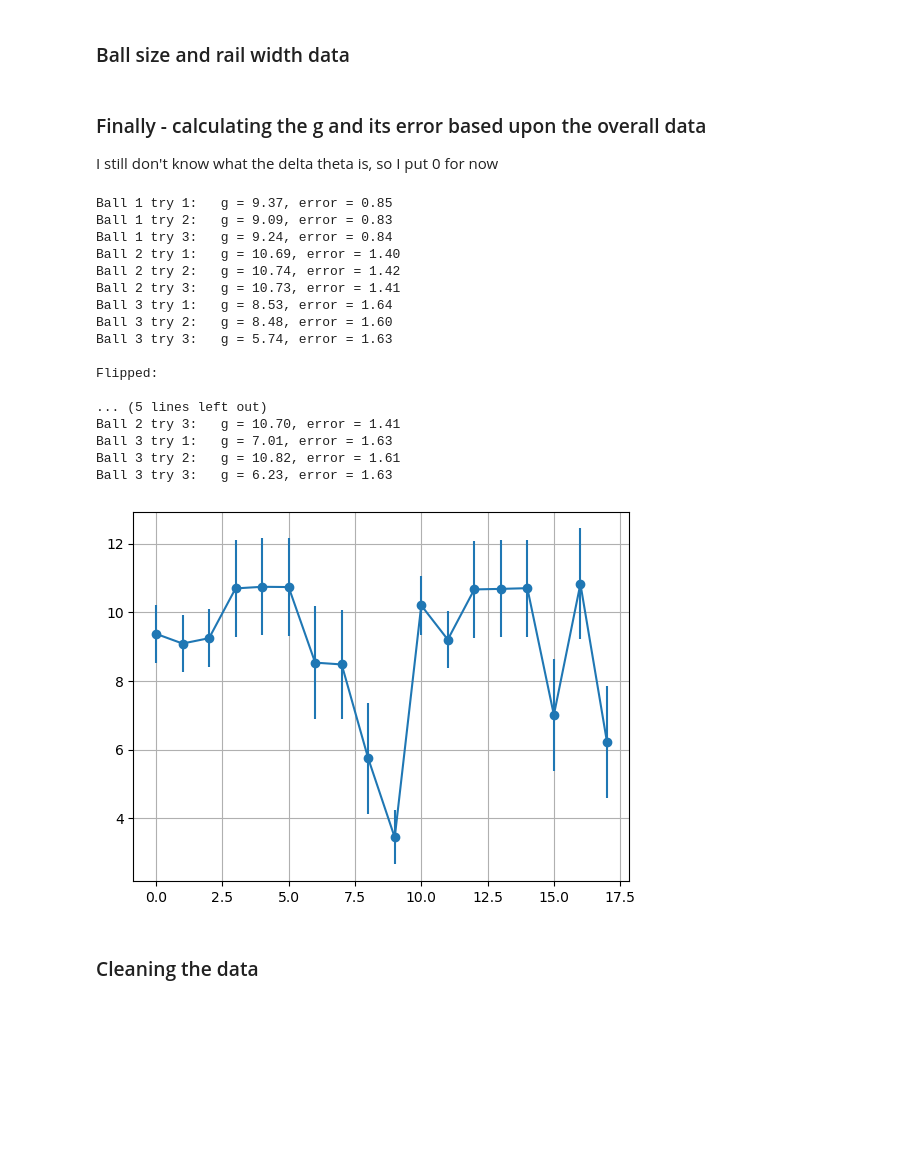
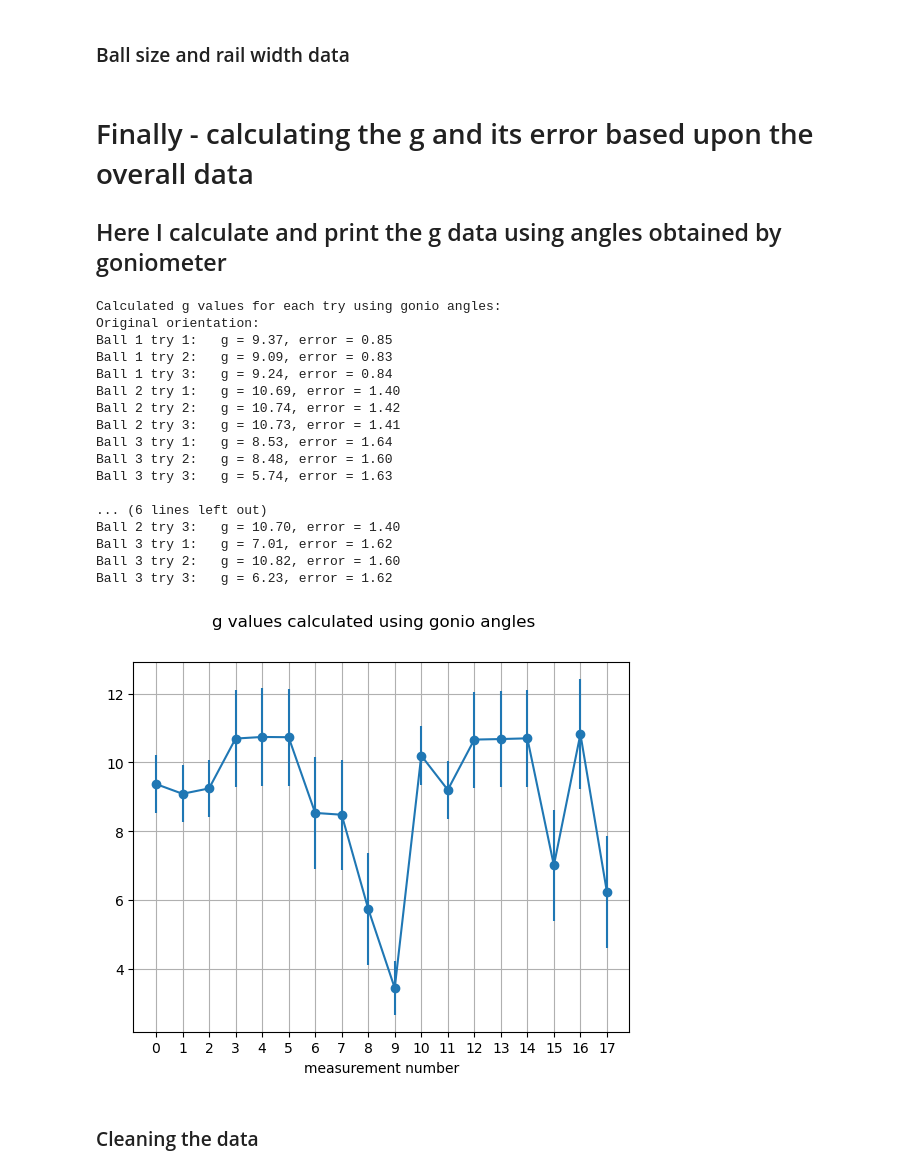
Before and after one commit to miguitarra/AppStats2024, a Jupyter notebook: Plane/incline_clean.ipynb, the cells around one changed output. Saved outputs shown, nothing was run; the diff lists cells and outputs as text; code cells hidden in the pictures; blank space fills up the shorter version.

Commit message:
Everything pretty much is done, maybe some plot adjustment yet to do?

```diff
--- a/Plane/incline_clean.ipynb
+++ b/Plane/incline_clean.ipynb
@@ -280,16 +286,24 @@ def position_vs_time_with_fit(no_of_ball, entry_times, t_errors, x_mean, x_error
     axs[0].scatter(entry_times[f'{no_of_ball}1'], x_mean, color='c')
     axs[0].errorbar(entry_times[f'{no_of_ball}1'], x_mean, xerr=t_errors[f'{no_of_ball}1'], yerr=x_errors, fmt='none', ecolor='red', capsize=2)
     axs[0].set_title(f'Try 1\na = {pars1[0]:.{precision}f}, error = {errs1[0]:.{precision}f}\nchi_2 = {chi2_1:.3f}')
+    axs[0].set_xlabel('time (s)')
+    axs[0].set_ylabel('position (m)')
 
     axs[1].plot(domain, vals2)
     axs[1].scatter(entry_times[f'{no_of_ball}2'], x_mean, color='c')
     axs[1].errorbar(entry_times[f'{no_of_ball}2'], x_mean, xerr=t_errors[f'{no_of_ball}2'], yerr=x_errors, fmt='none', ecolor='red', capsize=2)
     axs[1].set_title(f'Try 2\na = {pars2[0]:.{precision}f}, error = {errs2[0]:.{precision}f}\nchi_2 = {chi2_2:.3f}')
+    axs[1].set_xlabel('time (s)')
+    axs[1].set_ylabel('position (m)')
+
 
     axs[2].plot(domain, vals3)
     axs[2].scatter(entry_times[f'{no_of_ball}3'], x_mean, color='c')
     axs[2].errorbar(entry_times[f'{no_of_ball}3'], x_mean, xerr=t_errors[f'{no_of_ball}3'], yerr=x_errors, fmt='none', ecolor='red', capsize=2)
     axs[2].set_title(f'Try 3\na = {pars3[0]:.{precision}f}, error = {errs3[0]:.{precision}f}\nchi_2 = {chi2_3:.3f}')
+    axs[2].set_xlabel('time (s)')
+    axs[2].set_ylabel('position (m)')
+
     for ax in axs:
         ax.grid(True)
     plt.tight_layout()
@@ -398,13 +412,13 @@ u_D = 0.1/1000
 d = 6/1000
 u_d = 0.5/1000
 # %% [markdown]
-### Finally - calculating the g and its error based upon the overall data
-I still don't know what the delta theta is, so I put 0 for now
+# Finally - calculating the g and its error based upon the overall data
+## Here I calculate and print the g data using angles obtained by goniometer
 # %%
-def g_incline(a, theta, deltheta, D, d):
+def g_fun(a, theta, deltheta, D, d):
     return a/np.sin(theta + deltheta)*(1 + 2/5*D**2/(D**2 - d**2))
 
-def g_error(a, u_a, theta, u_theta, deltheta, u_deltheta, D, u_D, d, u_d):
+def u_g_fun(a, u_a, theta, u_theta, deltheta, u_deltheta, D, u_D, d, u_d):
     '''To check for mistakes - calculating this by hand was a pain in the ass'''
     var = (1 + 2/5*D**2/(D**2 - d**2))**2/np.sin(theta + deltheta)**2*(u_a**2 + (u_theta**2 + u_deltheta**2)*a**2/np.tan(theta + deltheta)**2) + 16/25*a**2/np.sin(theta + deltheta)**2*D**2*d**2/(D**2 - d**2)**4*(d**2*u_D**2 + D**2*u_d**2)
     return np.sqrt(var)
@@ -442,23 +456,25 @@ u_g_f_dic = {}
 
 for key, val in a_dic.items():
     #print(val)
-    g_dic[key] = g_incline(val, angle_gonio1, 0, D1, d)
-    u_g_dic[key] = g_error(val, u_a_dic[key], angle_gonio1, u_angle_gonio, 0, 0, D1, u_D, d, u_d)
+    g_dic[key] = g_fun(val, angle_gonio1, 0, D1, d)
+    u_g_dic[key] = u_g_fun(val, u_a_dic[key], angle_gonio1, u_angle_gonio, 0, 0, D1, u_D, d, u_d)
 
 for key, val in a_f_dic.items():
     #print(val)
-    g_f_dic[key] = g_incline(val, angle_gonio1, 0, D1, d)
-    u_g_f_dic[key] = g_error(val, u_a_dic[key], angle_gonio1, u_angle_gonio, 0, 0, D1, u_D, d, u_d)
+    g_f_dic[key] = g_fun(val, angle_gonio1, 0, D1, d)
+    u_g_f_dic[key] = u_g_fun(val, u_a_dic[key], angle_gonio2, u_angle_gonio, 0, 0, D1, u_D, d, u_d)
 
-
+print('Calculated g values for each try using gonio angles:\nOriginal orientation:')
 for key in fixed_keys:
     print(f'Ball {key[0]} try {key[1]}:\tg = {g_dic[key]:.2f}, error = {u_g_dic[key]:.2f}')
 
-print('\nFlipped:\n')
+print('\nFlipped:')
 
 for key in fixed_keys:
     print(f'Ball {key[0]} try {key[1]}:\tg = {g_f_dic[key]:.2f}, error = {u_g_f_dic[key]:.2f}')
 # %% [output]
+Calculated g values for each try using gonio angles:
+Original orientation:
 Ball 1 try 1:   g = 9.37, error = 0.85
 Ball 1 try 2:   g = 9.09, error = 0.83
 Ball 1 try 3:   g = 9.24, error = 0.84
@@ -469,36 +485,36 @@ Ball 3 try 1:   g = 8.53, error = 1.64
 Ball 3 try 2:   g = 8.48, error = 1.60
 Ball 3 try 3:   g = 5.74, error = 1.63
 
-Flipped:
-
-... (5 lines left out)
-Ball 2 try 3:   g = 10.70, error = 1.41
-Ball 3 try 1:   g = 7.01, error = 1.63
-Ball 3 try 2:   g = 10.82, error = 1.61
-Ball 3 try 3:   g = 6.23, error = 1.63
+... (6 lines left out)
+Ball 2 try 3:   g = 10.70, error = 1.40
+Ball 3 try 1:   g = 7.01, error = 1.62
+Ball 3 try 2:   g = 10.82, error = 1.60
+Ball 3 try 3:   g = 6.23, error = 1.62
 # %%
 g_list = [val for val in g_dic.values()]
 u_g_list = [val for val in u_g_dic.values()]
 
 g_list_f = [val for val in g_f_dic.values()]
 u_g_f_list = [val for val in u_g_f_dic.values()]
 
 
 g_arr = np.array(g_list + g_list_f)
 u_g_arr = np.array(u_g_list + u_g_f_list)
 
 
 
 
-domain = [i for i in range(len(g_arr))]
+domain = [f'{i}' for i in range(len(g_arr))]
 
 plt.scatter(domain, g_arr)
+plt.suptitle("g values calculated using gonio angles")
 #plt.plot(domain, np.ones_like(g_arr)*9.81)
 plt.errorbar(domain, g_arr, yerr=u_g_arr)
+plt.xlabel('measurement number')
 plt.grid(True)
 plt.show()
 # %% [output]
-[figure, old version]
+[figure, new version]
 # %% [markdown]
 ### Cleaning the data
 # %%
```
Also changed, not shown: parts of 20 cells of this notebook.
